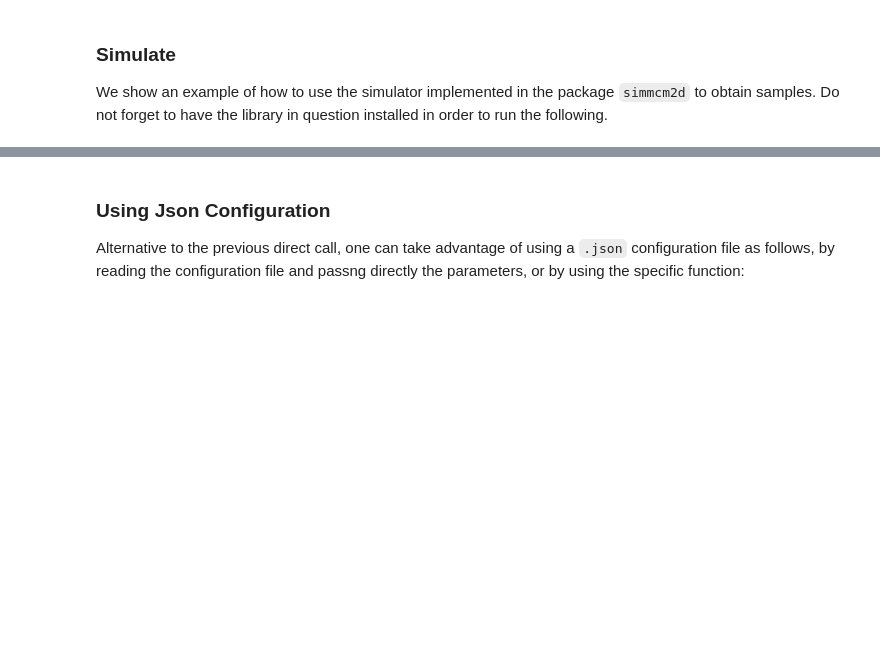
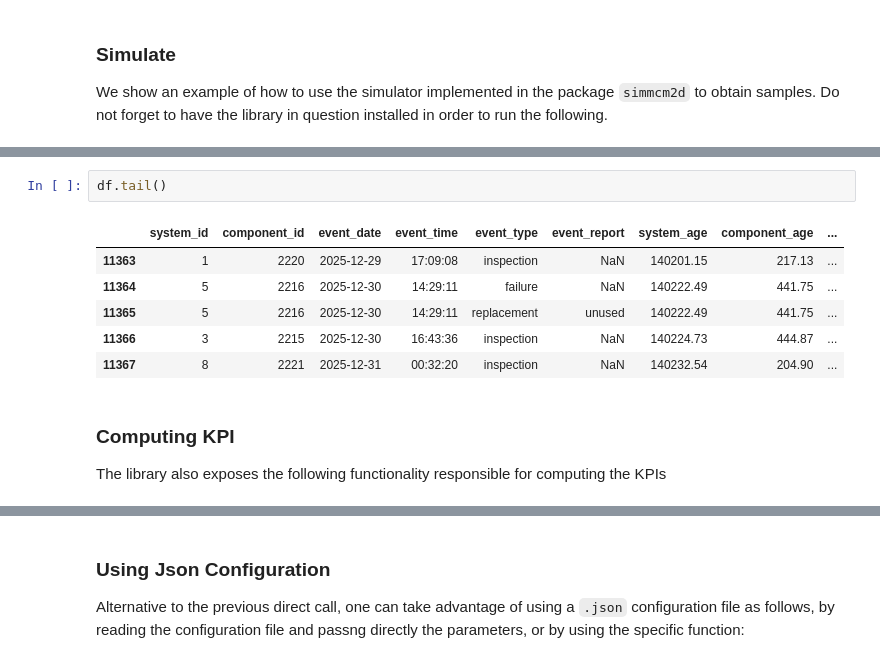
Before and after one commit to alc4ml/ProjetM2D2526, a Jupyter notebook: simmcm2d/examples/simulator_example.ipynb, the cells around one changed output, grey strips where cells are left out. Drawn from its saved outputs; the diff is of its cells as text; blank space fills up the shorter version.

```diff
--- a/simmcm2d/examples/simulator_example.ipynb
+++ b/simmcm2d/examples/simulator_example.ipynb
@@ -158,0 +72,13 @@ df.head()
+# %%
+df.tail()
+# %% [output]
+|  | system_id | component_id | event_date | event_time | event_type | event_report | system_age | component_age | ... |
+| 11363 | 1 | 2220 | 2025-12-29 | 17:09:08 | inspection | NaN | 140201.15 | 217.13 | ... |
+| 11364 | 5 | 2216 | 2025-12-30 | 14:29:11 | failure | NaN | 140222.49 | 441.75 | ... |
+| 11365 | 5 | 2216 | 2025-12-30 | 14:29:11 | replacement | unused | 140222.49 | 441.75 | ... |
+| 11366 | 3 | 2215 | 2025-12-30 | 16:43:36 | inspection | NaN | 140224.73 | 444.87 | ... |
+| 11367 | 8 | 2221 | 2025-12-31 | 00:32:20 | inspection | NaN | 140232.54 | 204.90 | ... |
+# %% [markdown]
+### Computing KPI
+
+The library also exposes the following functionality responsible for computing the KPIs
```
Also changed, not shown: parts of 25 cells of this notebook, 2 other files.
